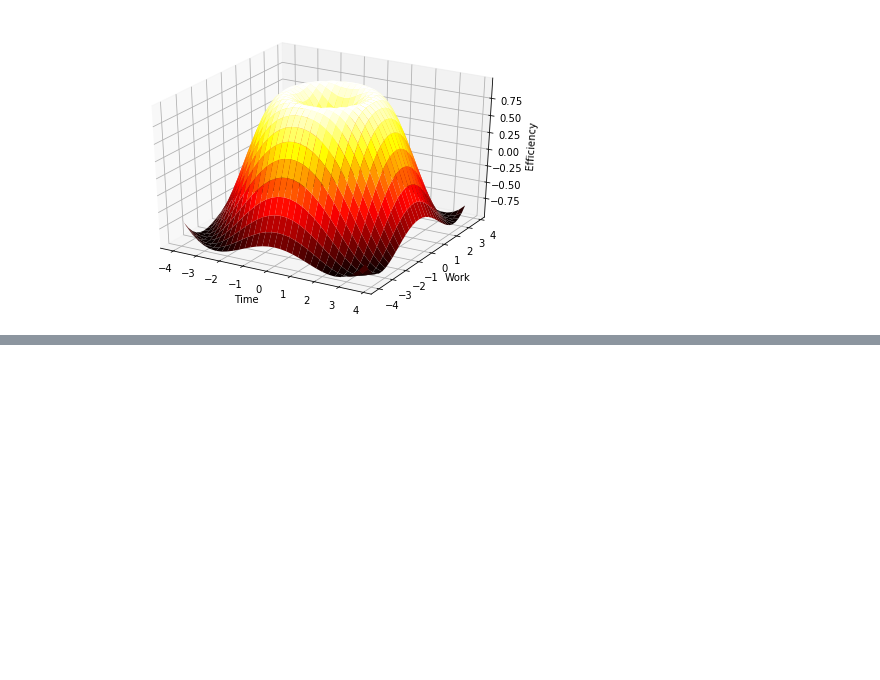
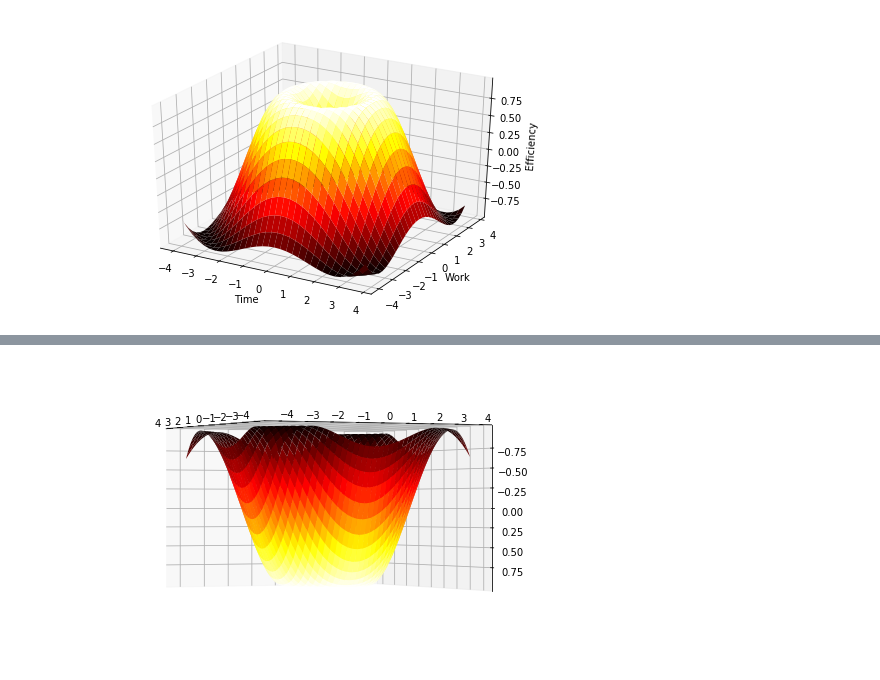
Before and after one commit to ahmed-hassan97/data_visulization, a Jupyter notebook: Untitled9.ipynb, the cells around one changed output, grey strips where cells are left out. Saved outputs shown, nothing was run; the diff lists cells and outputs as text; code cells hidden in the pictures; blank space fills up the shorter version.

```diff
--- a/Untitled9.ipynb
+++ b/Untitled9.ipynb
@@ -98,0 +115,16 @@ plt.show()
+# %%
+import numpy as np
+import matplotlib.pyplot as plt
+from mpl_toolkits.mplot3d import Axes3D
+fig = plt.figure() #adjust 3D figure
+ax = Axes3D(fig)
+X = np.arange(-4,4,0.1) # X Value
+Y = np.arange(-4,4,0.1) # Y Value
+X,Y = np.meshgrid(X,Y) # combine them
+R = np.sqrt(X**2 + Y**2) # function
+Z = np.sin(R) # Z Value
+ax.plot_surface(X,Y,Z,cmap ='hot')
+ax.view_init(180, 26)
+plt.show()
+# %% [output]
+[figure, added]
```
Also changed, not shown: parts of 5 cells of this notebook.
